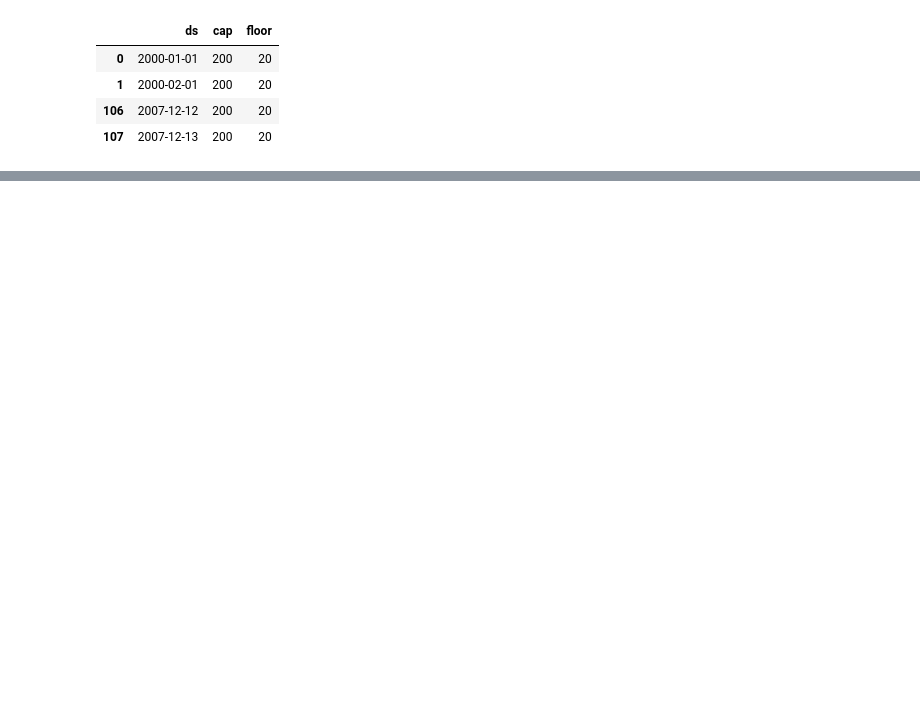
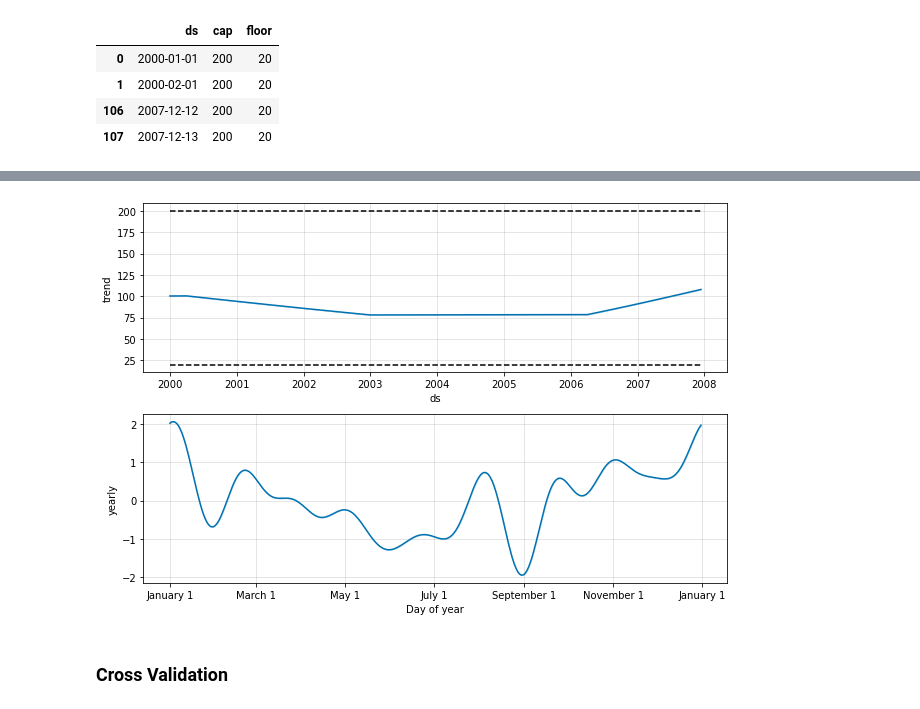
Before and after one commit to gilbert-noriega-ii/time-series-exercises, a Jupyter notebook: stocks_exploration.ipynb, the cells around one changed output, grey strips where cells are left out. Saved outputs shown, nothing was run; the diff lists cells and outputs as text; code cells hidden in the pictures; blank space fills up the shorter version.

```diff
--- a/stocks_exploration.ipynb
+++ b/stocks_exploration.ipynb
@@ -196,0 +271,6 @@ forecast[(forecast['Christmas Day'] +
+# %%
+fig2 = m.plot_components(forecast)
+# %% [output]
+[figure, added]
+# %% [markdown]
+### Cross Validation
```
Also changed, not shown: parts of 38 cells of this notebook.
